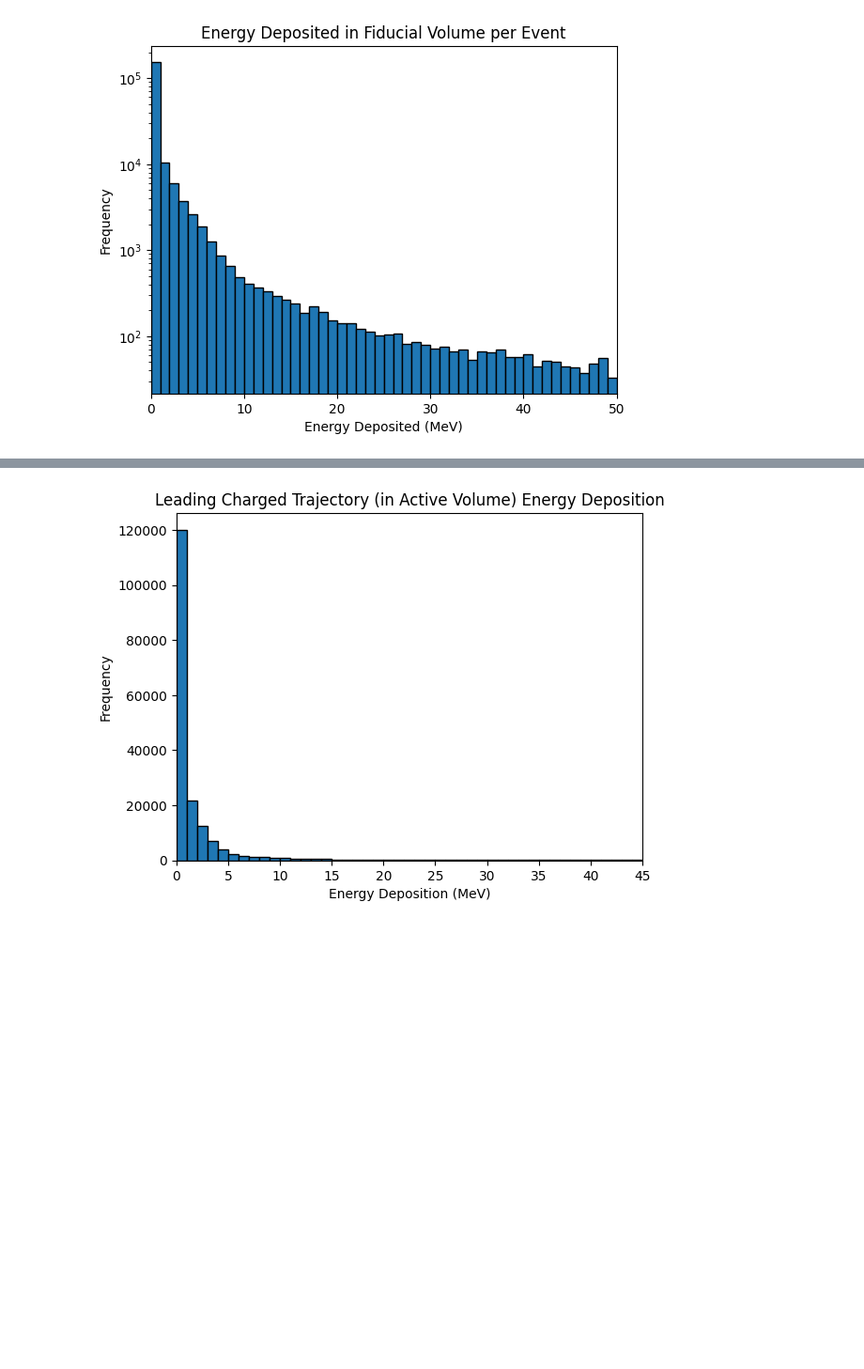
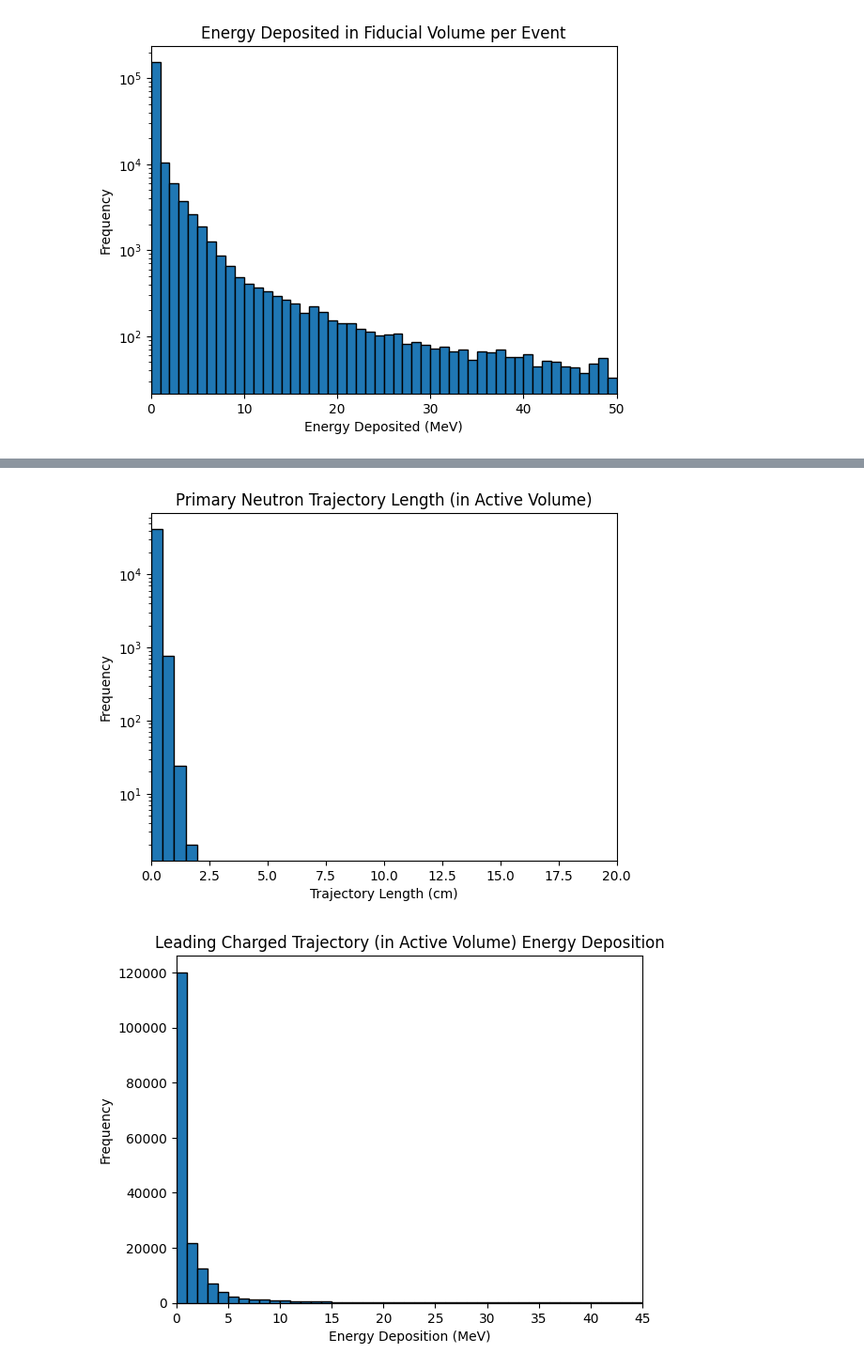
Before and after one commit to vaccarojohn/SNeNDSim, a Jupyter notebook: sim/BRN/BRN_segment_analysis.ipynb, the cells around one changed output, grey strips where cells are left out. Shown at 94% size. Cells and saved outputs as stored; diff of their text form; code cells hidden in the pictures; blank space fills up the shorter version.

```diff
--- a/sim/BRN/BRN_segment_analysis.ipynb
+++ b/sim/BRN/BRN_segment_analysis.ipynb
@@ -64,3 +81,20 @@ plt.show()
+# %%
+# Primary neutron trajectory length plot
+
+# Define bins
+bins = np.arange(0, 20.5, 0.5)
+plt.hist(data['prlengths'], bins=bins, edgecolor='black')
+plt.xlim(0, 20)
+
+# Axis labels
+plt.yscale('log')
+plt.xlabel('Trajectory Length (cm)')
+plt.ylabel('Frequency')
+plt.title('Primary Neutron Trajectory Length (in Active Volume)')
+
+plt.show()
+# %% [output]
+[figure, added]
 # %%
 # Leading charged trajectory energy deposition plot
 
```
Also changed, not shown: parts of 2 cells of this notebook, 15 other files.
